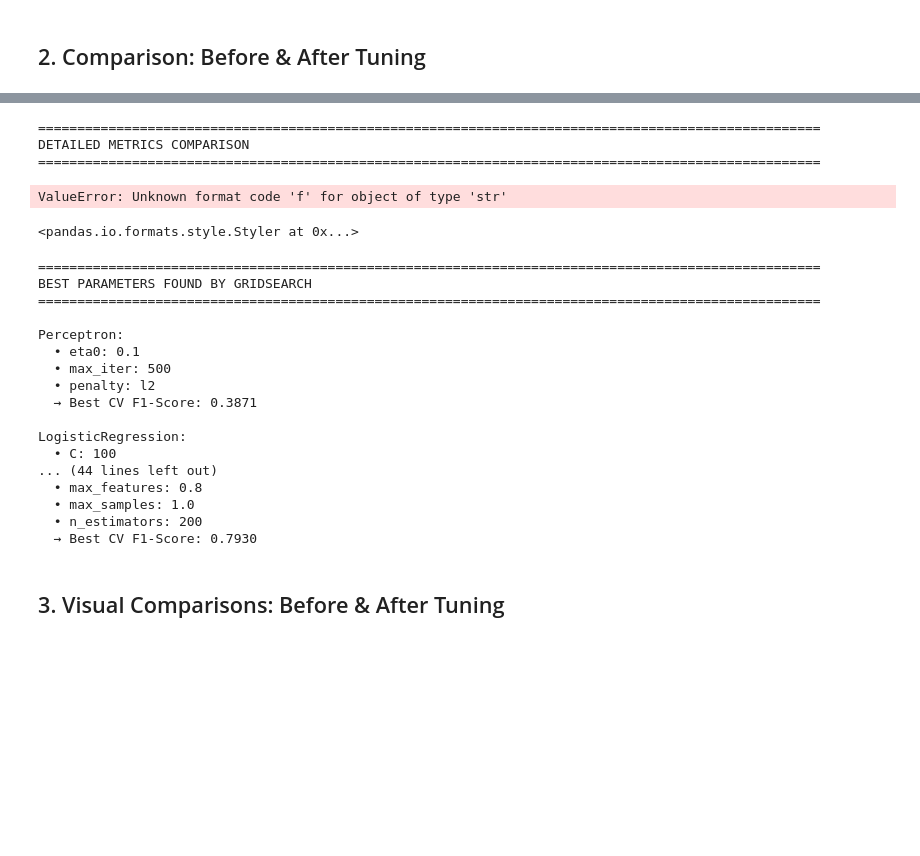
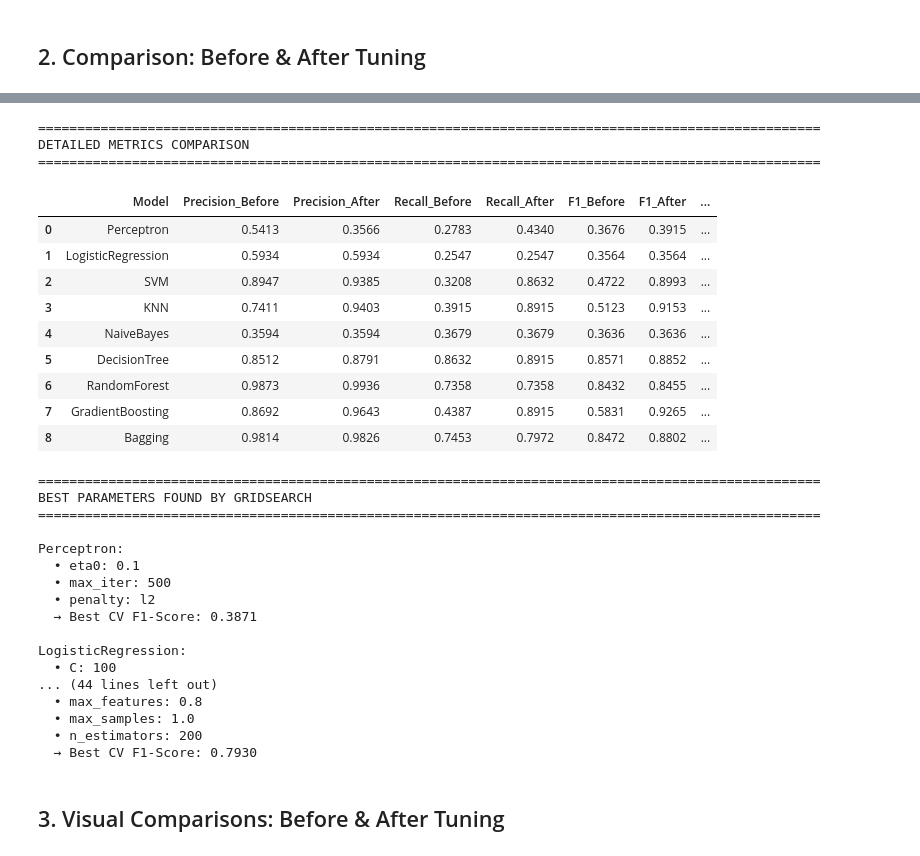
Before and after one commit to unitealfa/algo-de-pr-diction, a Jupyter notebook: HumanForYou_attrition_analysis.ipynb, the cells around one changed output, grey strips where cells are left out. Drawn from its saved outputs; the diff is of its cells as text; code cells hidden in the pictures; blank space fills up the shorter version.

```diff
--- a/HumanForYou_attrition_analysis.ipynb
+++ b/HumanForYou_attrition_analysis.ipynb
@@ -2612,41 +2670,60 @@ ValueError: Unknown format code 'f' for object of type 'str'
 # %%
 print("\n" + "=" * 100)
 print("DETAILED METRICS COMPARISON")
 print("=" * 100)
-display(comparison_df[['Model', 'Precision_Before', 'Precision_After', 'Recall_Before', 'Recall_After',
-                       'F1_Before', 'F1_After', 'F1_Improvement']].style.format('{:.4f}').background_gradient(cmap='coolwarm'))
+
+# Ensure metric columns are numeric and handle non-numeric entries safely
+metric_cols = ['Precision_Before', 'Precision_After', 'Recall_Before', 'Recall_After', 'F1_Before', 'F1_After', 'F1_Improvement']
+existing_metrics = [c for c in metric_cols if c in comparison_df.columns]
+for col in existing_metrics:
+    comparison_df[col] = pd.to_numeric(comparison_df[col], errors='coerce')
+
+# Warn if any numeric conversion produced NaNs
+if existing_metrics and comparison_df[existing_metrics].isnull().any().any():
+    print("⚠️ Some metric values could not be converted to numeric and are shown as NaN.")
+
+# Display only existing numeric columns with proper formatting
+display(comparison_df[['Model'] + existing_metrics].style.format({c: '{:.4f}' for c in existing_metrics}).background_gradient(cmap='coolwarm'))
 
 print("\n" + "=" * 100)
 print("BEST PARAMETERS FOUND BY GRIDSEARCH")
 print("=" * 100)
 for model_name, results in gridsearch_results.items():
     print(f"\n{model_name}:")
     for param, value in results['best_params'].items():
         print(f"  • {param}: {value}")
     print(f"  → Best CV F1-Score: {results['best_score']:.4f}")
 # %% [output]
 ====================================================================================================
 DETAILED METRICS COMPARISON
 ====================================================================================================
+|  | Model | Precision_Before | Precision_After | Recall_Before | Recall_After | F1_Before | F1_After | ... |
+| 0 | Perceptron | 0.5413 | 0.3566 | 0.2783 | 0.4340 | 0.3676 | 0.3915 | ... |
+| 1 | LogisticRegression | 0.5934 | 0.5934 | 0.2547 | 0.2547 | 0.3564 | 0.3564 | ... |
+| 2 | SVM | 0.8947 | 0.9385 | 0.3208 | 0.8632 | 0.4722 | 0.8993 | ... |
+| 3 | KNN | 0.7411 | 0.9403 | 0.3915 | 0.8915 | 0.5123 | 0.9153 | ... |
+| 4 | NaiveBayes | 0.3594 | 0.3594 | 0.3679 | 0.3679 | 0.3636 | 0.3636 | ... |
+| 5 | DecisionTree | 0.8512 | 0.8791 | 0.8632 | 0.8915 | 0.8571 | 0.8852 | ... |
+| 6 | RandomForest | 0.9873 | 0.9936 | 0.7358 | 0.7358 | 0.8432 | 0.8455 | ... |
+| 7 | GradientBoosting | 0.8692 | 0.9643 | 0.4387 | 0.8915 | 0.5831 | 0.9265 | ... |
+| 8 | Bagging | 0.9814 | 0.9826 | 0.7453 | 0.7972 | 0.8472 | 0.8802 | ... |
-ValueError: Unknown format code 'f' for object of type 'str'
+====================================================================================================
+BEST PARAMETERS FOUND BY GRIDSEARCH
+====================================================================================================
+
+Perceptron:
+  • eta0: 0.1
+  • max_iter: 500
+  • penalty: l2
+  → Best CV F1-Score: 0.3871
+
+LogisticRegression:
+  • C: 100
+... (44 lines left out)
+  • max_features: 0.8
+  • max_samples: 1.0
+  • n_estimators: 200
+  → Best CV F1-Score: 0.7930
-<pandas.io.formats.style.Styler at 0x...>
-====================================================================================================
-BEST PARAMETERS FOUND BY GRIDSEARCH
-====================================================================================================
-
-Perceptron:
-  • eta0: 0.1
-  • max_iter: 500
-  • penalty: l2
-  → Best CV F1-Score: 0.3871
-
-LogisticRegression:
-  • C: 100
-... (44 lines left out)
-  • max_features: 0.8
-  • max_samples: 1.0
-  • n_estimators: 200
-  → Best CV F1-Score: 0.7930
 # %% [markdown]
 ## 3. Visual Comparisons: Before & After Tuning
 # %%
```
Also changed, not shown: parts of 2 cells of this notebook, 4 other files.
